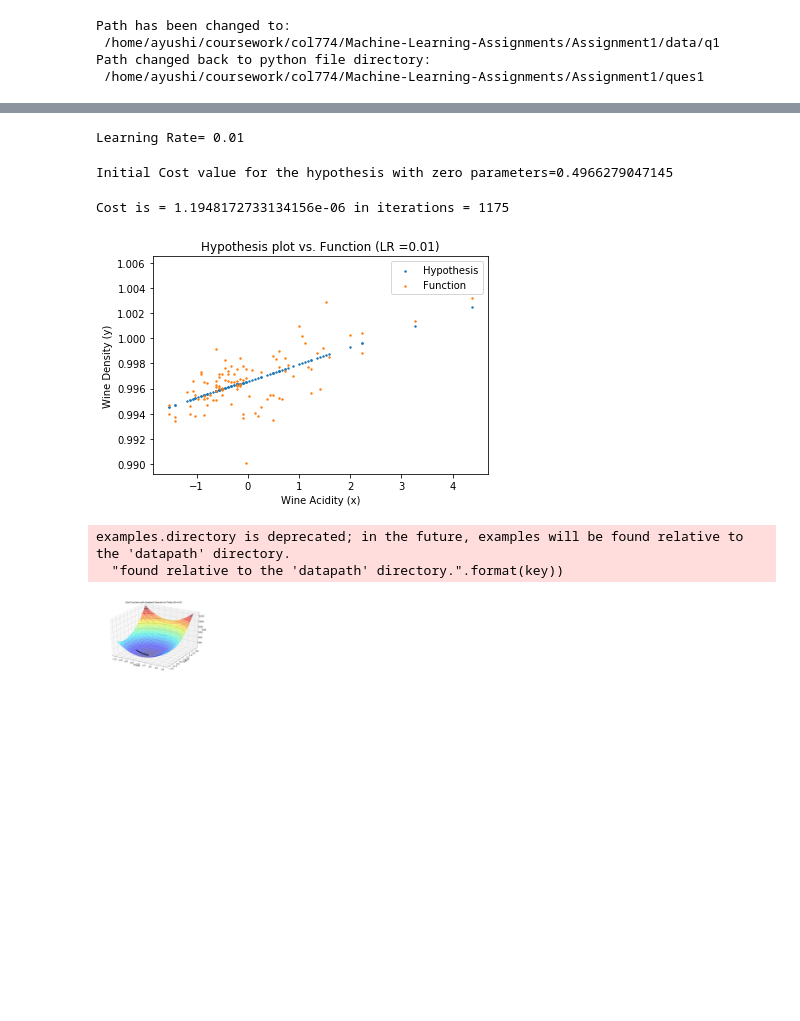
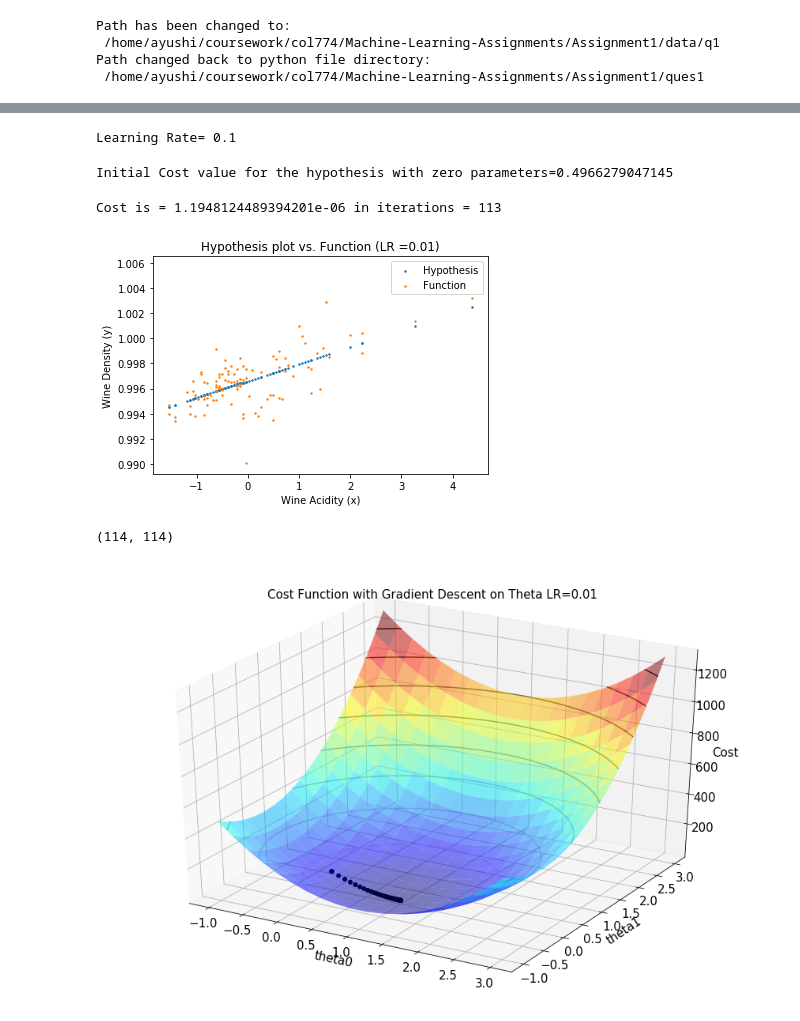
Before and after one commit to agarwal-ayushi/Machine-Learning-Assignments, a Jupyter notebook: Assignment1/ques1/ques1_final.ipynb, the cells around one changed output, grey strips where cells are left out. Saved outputs shown, nothing was run; the diff lists cells and outputs as text; code cells hidden in the pictures; blank space fills up the shorter version.

```diff
--- a/Assignment1/ques1/ques1_final.ipynb
+++ b/Assignment1/ques1/ques1_final.ipynb
@@ -51,10 +49,10 @@ NameError: name 'np' is not defined
 # %%
 #parameter initialization
 theta = np.zeros((2,1)) #initialize to zero (Can be random as well)
-alpha = 0.01 # Learning Rate
+alpha = 0.1 # Learning Rate
 print("Learning Rate=", alpha)
 # %% [output]
-Learning Rate= 0.01
+Learning Rate= 0.1
 # %%
 #define the hypothesis function
 def hypothesis(X, theta):
@@ -92,7 +90,7 @@ while(abs(cost_grad(X, theta, Y)[1]) >= 0.00000001):
 
 print("Cost is = {} in iterations = {}".format(cost_final, i))
 # %% [output]
-Cost is = 1.1948172733134156e-06 in iterations = 1175
+Cost is = 1.1948124489394201e-06 in iterations = 113
 # %%
 yhyp = np.dot(X, theta)
 plt.scatter(X[0:100,1], yhyp, s = 2, label='Hypothesis')
@@ -104,7 +102,11 @@ plt.ylabel('Wine Density (y)')
 #plt.show()
 plt.savefig('plot_hyp_lr_0.01.png', dpi=1000, bbox_inches='tight')
 # %% [output]
-[figure, old version]
+[figure, new version]
+# %%
+print(theta_all0.shape)
+# %% [output]
+(114, 114)
 # %%
 from mpl_toolkits.mplot3d import Axes3D
 from matplotlib.animation import FuncAnimation
@@ -138,41 +140,39 @@ cost_plot = cost_error.reshape(theta0.shape)
 
 #Plot scatter for actual theta's
 
-theta_all0 = theta_all[0][0::5]
-theta_all1 = theta_all[1][0::5]
+theta_all0 = theta_all[0][0::]
+theta_all1 = theta_all[1][0::]
 
 theta_all0, theta_all1 = np.meshgrid(theta_all0,theta_all1)
 cost_error = np.array([error(t0, t1, points)
                for t0, t1 in zip(np.ravel(theta_all0), np.ravel(theta_all1))])
 cost_actual = cost_error.reshape(theta_all0.shape)
 
 ax.plot_surface(theta0, theta1, cost_plot, rstride=1, cstride=1, alpha=0.5, cmap=cm.jet)
 ax.set_xlabel('theta0', fontsize=15)
 ax.set_ylabel('theta1', fontsize=15)
 ax.set_zlabel('Cost', fontsize=15)
 ax.tick_params(axis='both', which='major', labelsize=15)
 
 ax.contour3D(theta0, theta1, cost_plot, 10, cmap='binary')
 #ax.scatter(theta_all0, theta_all1, cost_actual, c='red', marker='o', s=1, depthshade=True)
 
 graph = ax.scatter([], [], [], marker='o', c='k', s=25)
 graph.set_alpha(1)
 xdata, ydata, zdata = [], [], []
 
 def animate(i):
     xdata.append(np.ravel(theta_all0)[i])
     ydata.append(np.ravel(theta_all1)[i])
     zdata.append(np.ravel(cost_actual)[i])
     graph._offsets3d = (xdata, ydata, zdata)
     return graph
 
 anim = FuncAnimation(fig, animate, frames=np.arange(0, 100), interval=200, repeat_delay=3000, blit=False)
-anim.save('plot_cost_lr_0.01.gif', writer='imagemagick')
+anim.save('plot_cost_lr_0.1.gif', writer='imagemagick')
 #HTML(anim.to_html5_video())
 # %% [output]
-examples.directory is deprecated; in the future, examples will be found relative to the 'datapath' directory.
-  "found relative to the 'datapath' directory.".format(key))
-[figure, old version]
+[figure, new version]
 # %%
 from IPython.display import HTML
 
```
Also changed, not shown: parts of 2 cells of this notebook, 14 other files.
